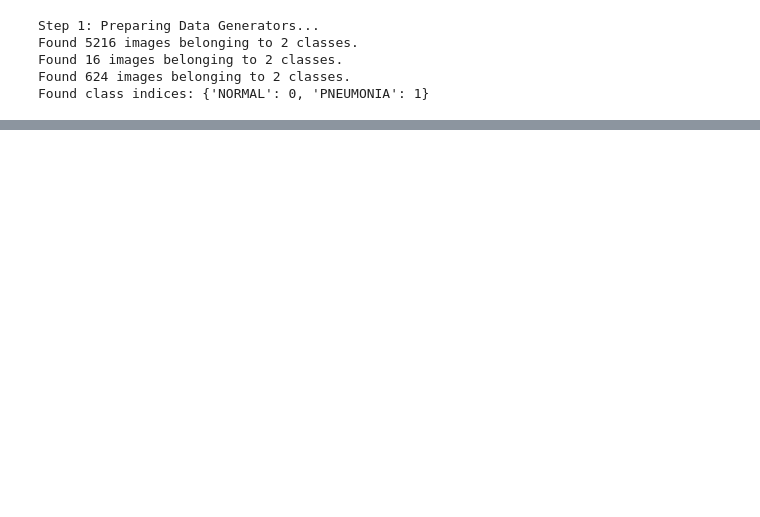
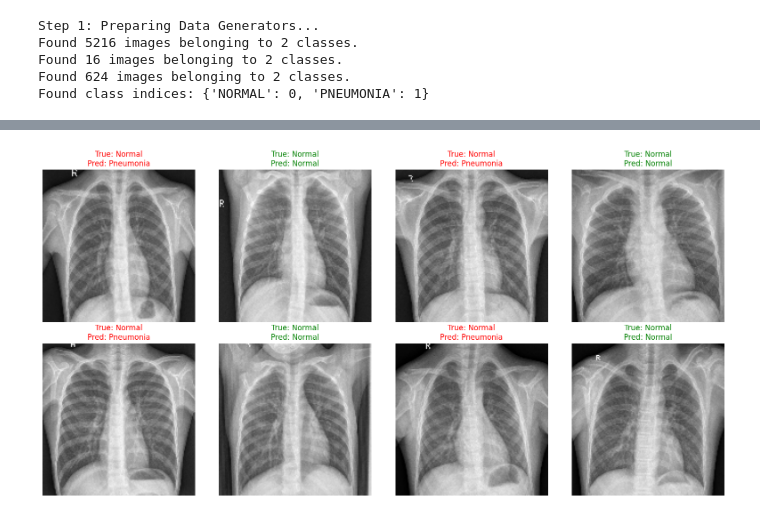
Before and after one commit to Trivial137/Machine-Learning_Longjie, a Jupyter notebook: L_Chen.ipynb, the cells around one changed output, grey strips where cells are left out. Saved outputs shown, nothing was run; the diff lists cells and outputs as text; code cells hidden in the pictures; blank space fills up the shorter version.

```diff
--- a/L_Chen.ipynb
+++ b/L_Chen.ipynb
@@ -304,0 +336,23 @@ plot_history(history)
+# %%
+# Display a few test images with their predicted labels
+def show_sample_predictions(generator, model, num_samples=8):
+    x_batch, y_batch = next(generator)
+    preds = model.predict(x_batch)
+    pred_labels = (preds > 0.5).astype(int).flatten()
+
+    fig, axes = plt.subplots(2, 4, figsize=(16, 8))
+    axes = axes.ravel()
+
+    for i in range(num_samples):
+        axes[i].imshow(x_batch[i])
+        true_label = 'Pneumonia' if y_batch[i] == 1 else 'Normal'
+        pred_label = 'Pneumonia' if pred_labels[i] == 1 else 'Normal'
+        color = 'green' if true_label == pred_label else 'red'
+        axes[i].set_title(f'True: {true_label}\nPred: {pred_label}', color=color)
+        axes[i].axis('off')
+    plt.tight_layout()
+    plt.show()
+# Reset test generator to get a fresh batch
+test_generator.reset()
+show_sample_predictions(test_generator, model, num_samples=8)
+# %% [output]
@@ -304,0 +360 @@ plot_history(history)
+[figure, added]
```
Also changed, not shown: parts of 26 cells of this notebook.
